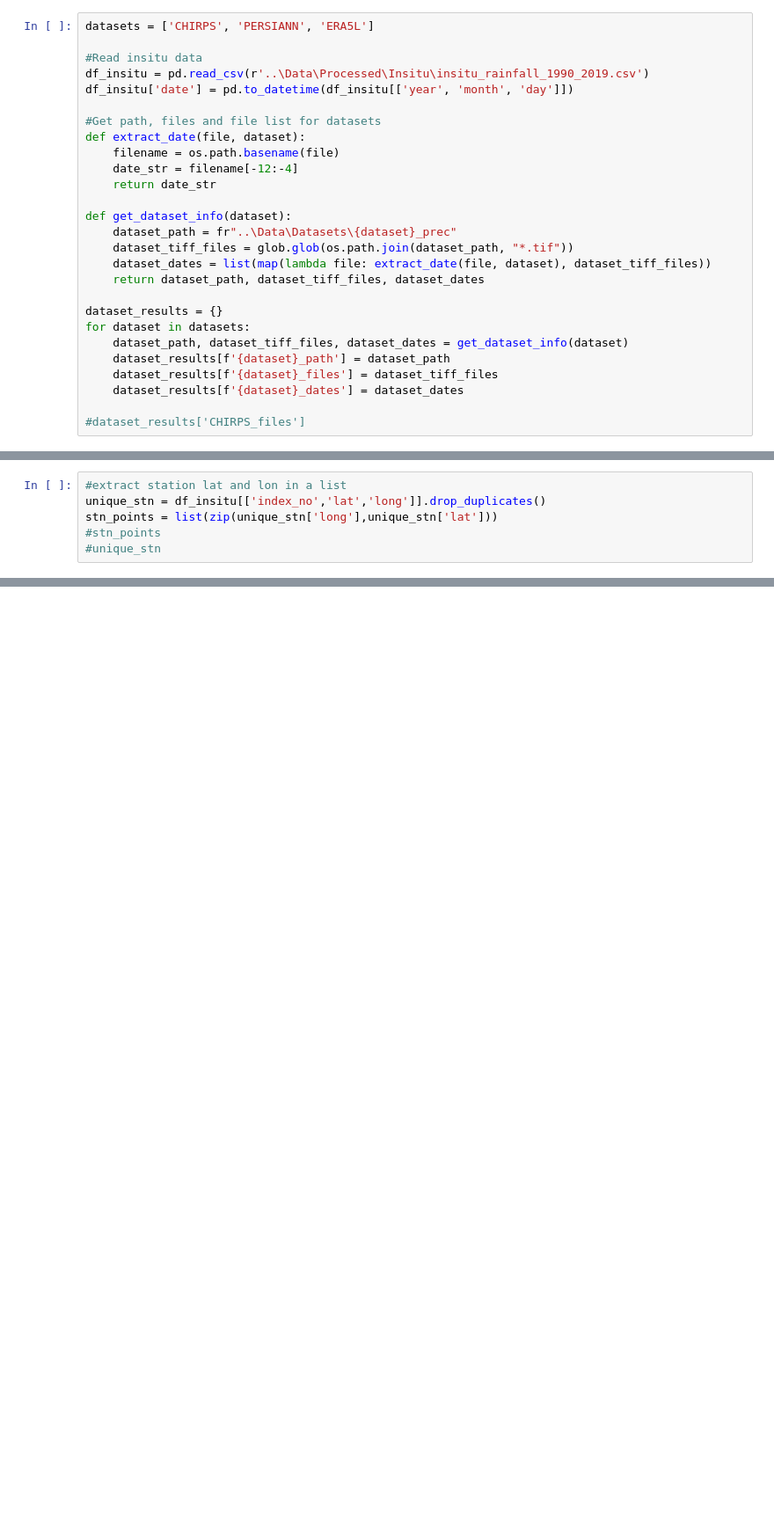
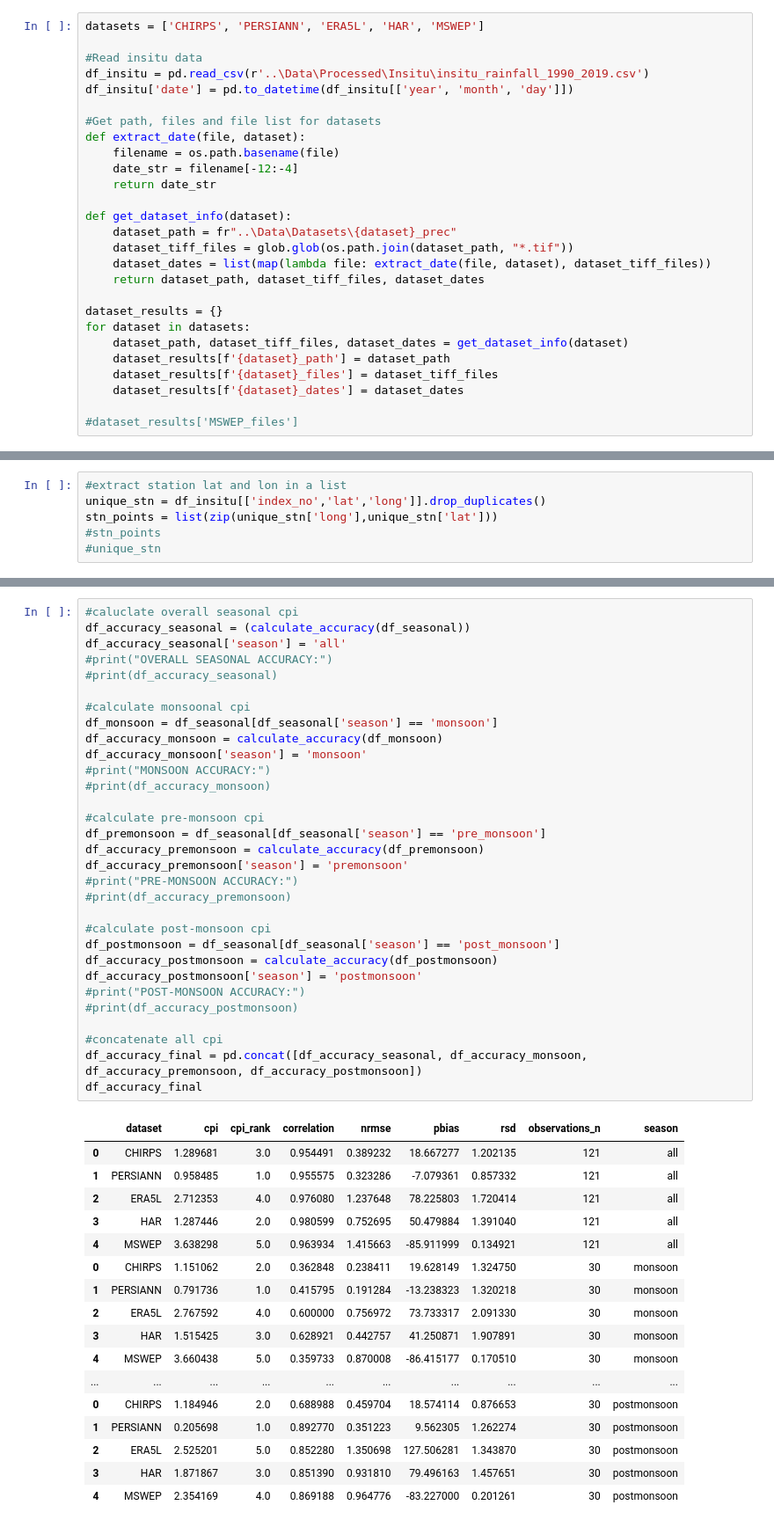
Before and after one commit to jeevankatel3-cell/Climate-Data-Nepal, a Jupyter notebook: Codes/3_1_assess_accuracy.ipynb, the cells around one changed output, grey strips where cells are left out. Shown: that part at 88% size. Saved outputs shown, nothing was run; the diff lists cells and outputs as text; blank space fills up the shorter version.

Commit message:
Add MSWEP to assess accuracy

```diff
--- a/Codes/3_1_assess_accuracy.ipynb
+++ b/Codes/3_1_assess_accuracy.ipynb
@@ -16,5 +17,5 @@ import hydroeval as hel
 # %%
-datasets = ['CHIRPS', 'PERSIANN', 'ERA5L']
+datasets = ['CHIRPS', 'PERSIANN', 'ERA5L', 'HAR', 'MSWEP']
 
 #Read insitu data
 df_insitu = pd.read_csv(r'..\Data\Processed\Insitu\insitu_rainfall_1990_2019.csv')
@@ -39,4 +40,4 @@ for dataset in datasets:
     dataset_results[f'{dataset}_files'] = dataset_tiff_files
     dataset_results[f'{dataset}_dates'] = dataset_dates
 
-#dataset_results['CHIRPS_files']
+#dataset_results['MSWEP_files']
@@ -204,0 +257,49 @@ df_accuracy_final
+# %%
+#caluclate overall seasonal cpi
+df_accuracy_seasonal = (calculate_accuracy(df_seasonal))
+df_accuracy_seasonal['season'] = 'all'
+#print("OVERALL SEASONAL ACCURACY:")
+#print(df_accuracy_seasonal)
+
+#calculate monsoonal cpi
+df_monsoon = df_seasonal[df_seasonal['season'] == 'monsoon']
+df_accuracy_monsoon = calculate_accuracy(df_monsoon)
+df_accuracy_monsoon['season'] = 'monsoon'
+#print("MONSOON ACCURACY:")
+#print(df_accuracy_monsoon)
+
+#calculate pre-monsoon cpi
+df_premonsoon = df_seasonal[df_seasonal['season'] == 'pre_monsoon']
+df_accuracy_premonsoon = calculate_accuracy(df_premonsoon)
+df_accuracy_premonsoon['season'] = 'premonsoon'
+#print("PRE-MONSOON ACCURACY:")
+#print(df_accuracy_premonsoon)
+
+#calculate post-monsoon cpi
+df_postmonsoon = df_seasonal[df_seasonal['season'] == 'post_monsoon']
+df_accuracy_postmonsoon = calculate_accuracy(df_postmonsoon)
+df_accuracy_postmonsoon['season'] = 'postmonsoon'
+#print("POST-MONSOON ACCURACY:")
+#print(df_accuracy_postmonsoon)
+
+#concatenate all cpi
+df_accuracy_final = pd.concat([df_accuracy_seasonal, df_accuracy_monsoon, df_accuracy_premonsoon, df_accuracy_postmonsoon])
+df_accuracy_final
+# %% [output]
+|  | dataset | cpi | cpi_rank | correlation | nrmse | pbias | rsd | observations_n | season |
+| 0 | CHIRPS | 1.289681 | 3.0 | 0.954491 | 0.389232 | 18.667277 | 1.202135 | 121 | all |
+| 1 | PERSIANN | 0.958485 | 1.0 | 0.955575 | 0.323286 | -7.079361 | 0.857332 | 121 | all |
+| 2 | ERA5L | 2.712353 | 4.0 | 0.976080 | 1.237648 | 78.225803 | 1.720414 | 121 | all |
+| 3 | HAR | 1.287446 | 2.0 | 0.980599 | 0.752695 | 50.479884 | 1.391040 | 121 | all |
+| 4 | MSWEP | 3.638298 | 5.0 | 0.963934 | 1.415663 | -85.911999 | 0.134921 | 121 | all |
+| 0 | CHIRPS | 1.151062 | 2.0 | 0.362848 | 0.238411 | 19.628149 | 1.324750 | 30 | monsoon |
+| 1 | PERSIANN | 0.791736 | 1.0 | 0.415795 | 0.191284 | -13.238323 | 1.320218 | 30 | monsoon |
+| 2 | ERA5L | 2.767592 | 4.0 | 0.600000 | 0.756972 | 73.733317 | 2.091330 | 30 | monsoon |
+| 3 | HAR | 1.515425 | 3.0 | 0.628921 | 0.442757 | 41.250871 | 1.907891 | 30 | monsoon |
+| 4 | MSWEP | 3.660438 | 5.0 | 0.359733 | 0.870008 | -86.415177 | 0.170510 | 30 | monsoon |
+| ... | ... | ... | ... | ... | ... | ... | ... | ... | ... |
+| 0 | CHIRPS | 1.184946 | 2.0 | 0.688988 | 0.459704 | 18.574114 | 0.876653 | 30 | postmonsoon |
+| 1 | PERSIANN | 0.205698 | 1.0 | 0.892770 | 0.351223 | 9.562305 | 1.262274 | 30 | postmonsoon |
+| 2 | ERA5L | 2.525201 | 5.0 | 0.852280 | 1.350698 | 127.506281 | 1.343870 | 30 | postmonsoon |
+| 3 | HAR | 1.871867 | 3.0 | 0.851390 | 0.931810 | 79.496163 | 1.457651 | 30 | postmonsoon |
+| 4 | MSWEP | 2.354169 | 4.0 | 0.869188 | 0.964776 | -83.227000 | 0.201261 | 30 | postmonsoon |
```
Also changed, not shown: parts of 11 cells of this notebook, 1 other file.
